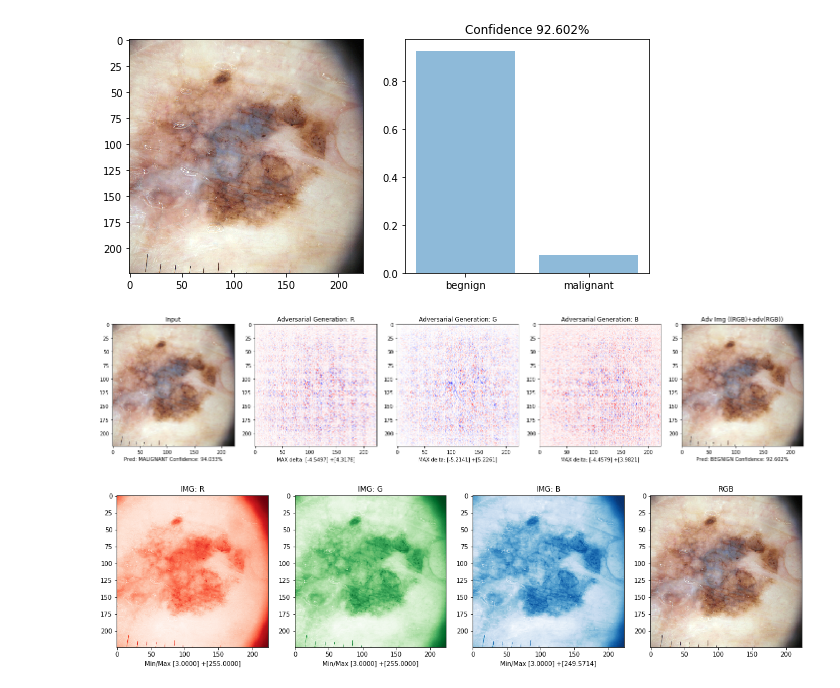
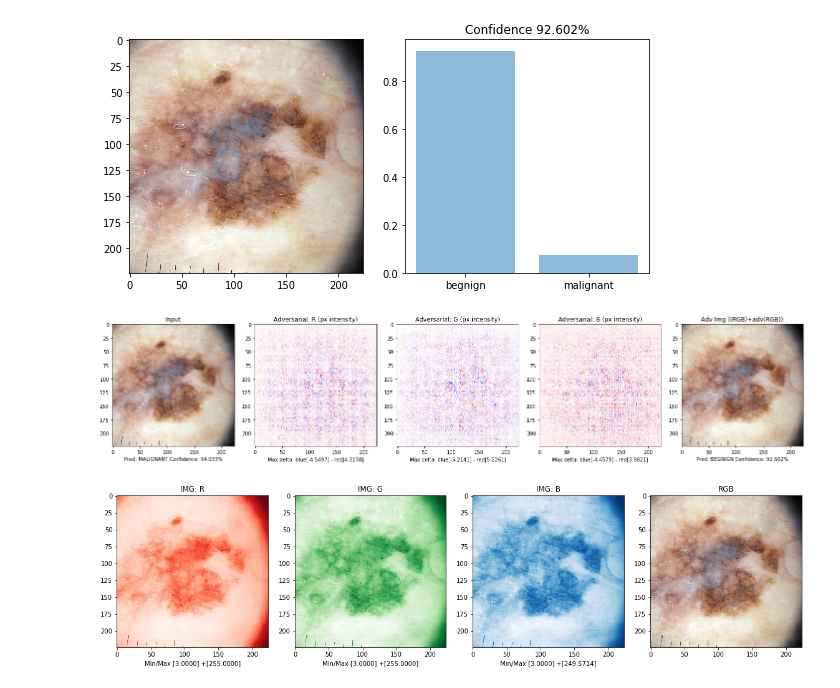
Before and after one commit to JackBurdick/teaching_a_computer_to_fish, a Jupyter notebook: TODO/adversarial_example/adversarial_example_lesion.ipynb, the cells around one changed output. Cells and saved outputs as stored; diff of their text form; code cells hidden in the pictures.

Commit message:
update figure

```diff
--- a/TODO/adversarial_example/adversarial_example_lesion.ipynb
+++ b/TODO/adversarial_example/adversarial_example_lesion.ipynb
@@ -939,40 +939,40 @@ def plot_adv_array(img, adv, pred_label, pred_confidence,
         a_conf = 1 - a_pred_confidence
         al = 'BEGNIGN'
 
 
     fig, (ax1, ax2, ax3, ax4, ax5) = plt.subplots(nrows=1, ncols=5, figsize=(20, 4))
     ax1.imshow(img.astype(np.uint8), interpolation="nearest")
     #cmapx = plt.get_cmap('bwr')
     ax1.set_title("Input")
     ax1.set_xlabel("Pred: {} Confidence: {:.3f}%".format(pl, conf))
     ax2.imshow(diff.astype(np.uint8), interpolation="nearest")
 
     # TODO: THIS VISUALIZATION IS POOR
     # converting to uint8 is likely not the way to appoach this
     # likely will want to grab each channel, which may be interesting in iteself
-    ax2.set_title("Adversarial Generation: R")
+    ax2.set_title("Adversarial: R (px intensity)")
     ax2.imshow(R, cmap=plt.get_cmap('bwr'), interpolation="nearest")
-    ax2.set_xlabel("MAX delta: [{:.4f}] +[{:.4f}]".format(np.min(R), np.max(R)))
+    ax2.set_xlabel("Max delta: blue[{:.4f}] - red[{:.4f}]".format(np.min(R), np.max(R)))
 
-    ax3.set_title("Adversarial Generation: G")
+    ax3.set_title("Adversarial: G (px intensity)")
     ax3.imshow(G, cmap=plt.get_cmap('bwr'), interpolation="nearest")
-    ax3.set_xlabel("MAX delta: [{:.4f}] +[{:.4f}]".format(np.min(G), np.max(G)))
+    ax3.set_xlabel("Max delta: blue[{:.4f}] - red[{:.4f}]".format(np.min(G), np.max(G)))
 
-    ax4.set_title("Adversarial Generation: B")
+    ax4.set_title("Adversarial: B (px intensity)")
     ax4.imshow(B, cmap=plt.get_cmap('bwr'), interpolation="nearest")
-    ax4.set_xlabel("MAX delta: [{:.4f}] +[{:.4f}]".format(np.min(B), np.max(B)))
+    ax4.set_xlabel("Max delta: blue[{:.4f}] - red[{:.4f}]".format(np.min(B), np.max(B)))
 
     ax5.imshow(adv.astype(np.uint8), interpolation="nearest")
     ax5.set_title("Adv Img ((RGB)+adv(RGB))")
     ax5.set_xlabel("Pred: {} Confidence: {:.3f}%".format(al, a_conf*100))
 
     plt.grid('off')
     plt.tight_layout()
     plt.show()
 
 plot_adv_array(the_image, adv_out, pred_label[0], pred_confidence[0], a_pred_label, a_pred_confidence)
 # %% [output]
-[figure, old version]
+[figure, new version]
 # %%
 diff = adv_out - the_image
 r,g,b = np.split(the_image, 3, axis=2)
```
